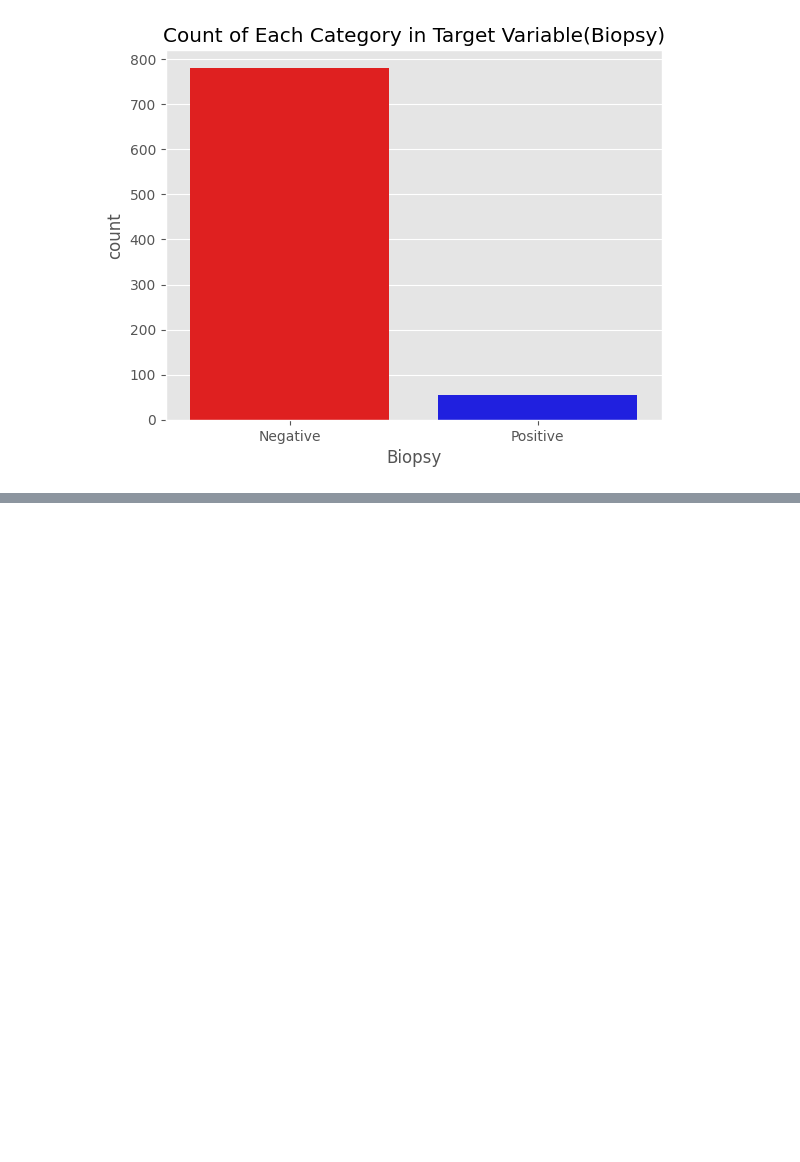
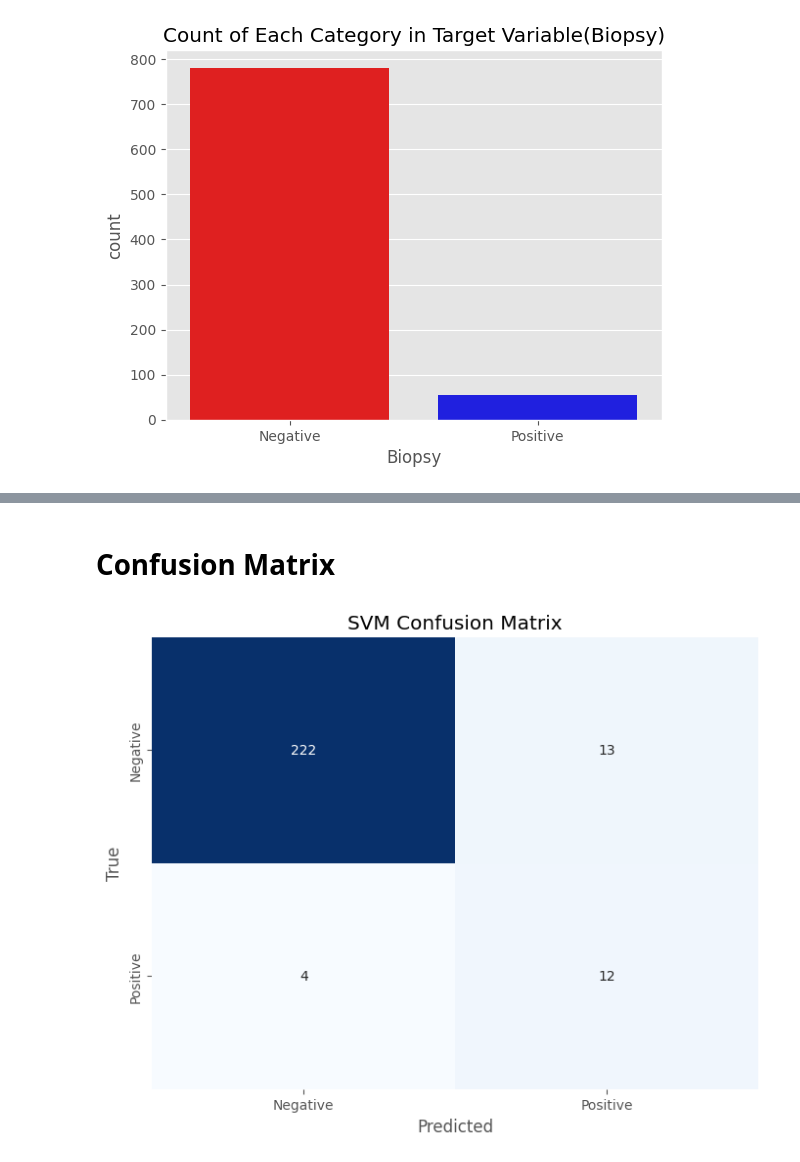
Before and after one commit to va22abb/Msc-Data-Project-Comparative-study-of-machine-learning-algorithms-in-predicting-cervical-cancer, a Jupyter notebook: Cervical_Cancer_Code.ipynb, the cells around one changed output, grey strips where cells are left out. Cells and saved outputs as stored; diff of their text form; code cells hidden in the pictures; blank space fills up the shorter version.

Commit message:
Implemented dataset splitting, feature scaling, and machine learning modeling with Support Vector Classifier (SVC) and Random Forest Classifier. Added confusion matrix evaluation for both models.

```diff
--- a/Cervical_Cancer_Code.ipynb
+++ b/Cervical_Cancer_Code.ipynb
@@ -410,0 +434,7 @@ Name: proportion, dtype: float64
+# %%
+# Initialize the StandardScaler
+scaler = StandardScaler()
+
+# Fit the scaler on the training data and transform both training and testing data
+X_train_scaled = scaler.fit_transform(X_train)
+X_test_scaled = scaler.transform(X_test)
@@ -410,0 +445,11 @@ Name: proportion, dtype: float64
+# %%
+# Creating and fitting the SVM model with balanced class weights
+svm_model = SVC(class_weight='balanced', kernel='rbf')
+svm_model.fit(X_train_scaled, y_train)
+
+# Making predictions
+y_pred_svm = svm_model.predict(X_test_scaled)
+
+# Evaluating the model
+print(confusion_matrix(y_test, y_pred_svm))
+print(classification_report(y_test, y_pred_svm))
@@ -410,0 +491,31 @@ Name: proportion, dtype: float64
+# %% [markdown]
+# **Confusion Matrix**
+# %%
+# Function to plot a confusion matrix for visualizing model performance
+def plot_confusion_matrix(y_true, y_pred, title='Confusion Matrix'):
+    # Compute the confusion matrix based on true and predicted labels
+    cm = confusion_matrix(y_true, y_pred)
+
+    # Setting the size of the plot
+    plt.figure(figsize=(8, 6))
+
+    # Plotting the confusion matrix as a heatmap
+    sns.heatmap(cm, annot=True, fmt='d', cmap='Blues', cbar=False,
+                xticklabels=['Negative', 'Positive'], yticklabels=['Negative', 'Positive'])
+
+    # Adding a title to the plot
+    plt.title(title)
+
+    # Labelling the x-axis to indicate predicted classes
+    plt.xlabel('Predicted')
+
+    # Labelling the y-axis to indicate true classes
+    plt.ylabel('True')
+
+    # Displing the plot
+    plt.show()
+
+    # Plotting heatmap for SVM confusion matrix
+plot_confusion_matrix(y_test, y_pred_svm, title='SVM Confusion Matrix')
+# %% [output]
+[figure, added]
```
Also changed, not shown: parts of 12 cells of this notebook.
